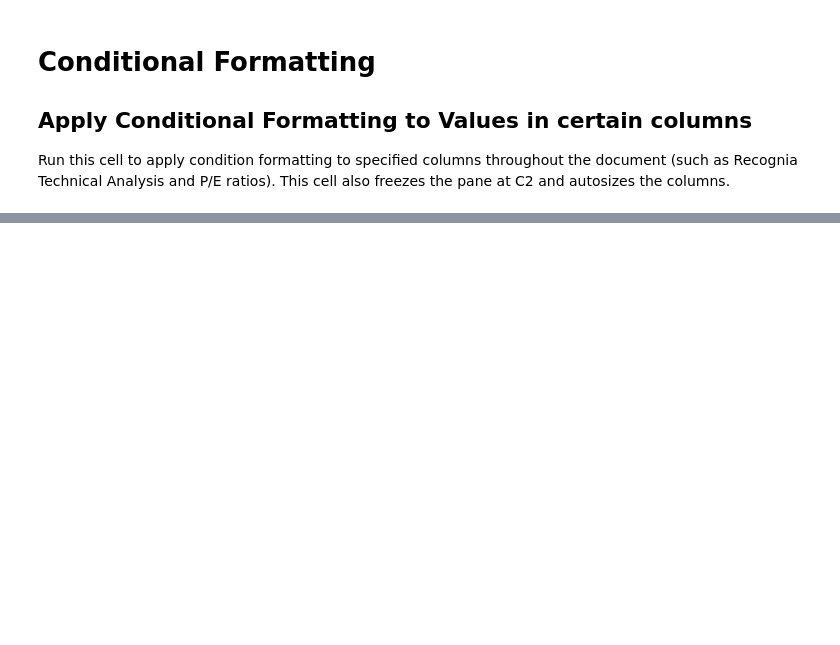
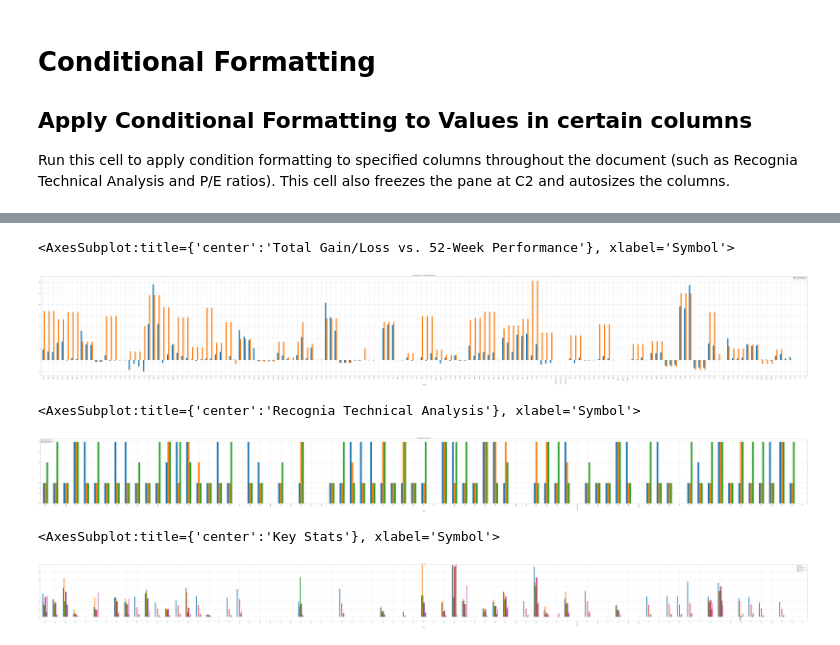
Before and after one commit to jmacdonald2010/fidelity-portfolio-review, a Jupyter notebook: fidelity_portfolio_review.ipynb, the cells around one changed output, grey strips where cells are left out. Cells and saved outputs as stored; diff of their text form; code cells hidden in the pictures; blank space fills up the shorter version.

```diff
--- a/fidelity_portfolio_review.ipynb
+++ b/fidelity_portfolio_review.ipynb
@@ -590,0 +601,38 @@ Coming soon!
+# %%
+# Bar plot, gain/loss vs. 52-week performance
+# a bit messy, but it works
+stock_df_cleaned.plot.bar(x='Symbol', y=["Total Gain/Loss Percent", "52-Week Performance"], figsize=(150,20), grid=True, title="Total Gain/Loss vs. 52-Week Performance")
+# %% [output]
+<AxesSubplot:title={'center':'Total Gain/Loss vs. 52-Week Performance'}, xlabel='Symbol'>
+[figure, added]
+# %%
+# recognia
+# mapping a new df where recognia is based on numbers, 1 for weak, 2 for neutral, 3 for strong
+def convert_recognia(value, **kwargs):
+    if isinstance(value, str):
+        if value == 'weak':
+            value = np.int(1)
+        elif value == 'neutral':
+            value = np.int(2)
+        elif value == 'strong':
+            value = np.int(3)
+        else:
+            value = np.int(0)
+    return np.float(value)
+# dataframe_recogniaFloatforPlot
+df_rfp = stock_df_cleaned.copy()
+df_rfp = df_rfp.drop_duplicates(subset=['Symbol'])
+for i in range(16, 19):
+    df_rfp.iloc[:, i] = df_rfp.apply(lambda x: convert_recognia(x[i]), axis=1)
+
+df_rfp.plot.bar(x="Symbol", y=["Recognia Short Term", "Recognia Intermediate Term", "Recognia Long Term"], figsize=(175, 15), grid=True, title="Recognia Technical Analysis")
+# %% [output]
+<AxesSubplot:title={'center':'Recognia Technical Analysis'}, xlabel='Symbol'>
+[figure, added]
+# %%
+# Key stats
+
+df_rfp.plot.bar(x="Symbol", y=['P/E TTM', 'P/E 5-Yr Avg', 'P/CF Recent Quarter', 'P/CF TTM', 'P/Sales Recent Quarter', 'P/Sales TTM', 'P/B'], figsize=(200, 15), grid=True, title="Key Stats", ylim=(-5, 70))
+# %% [output]
+<AxesSubplot:title={'center':'Key Stats'}, xlabel='Symbol'>
+[figure, added]
```
Also changed, not shown: parts of 8 cells of this notebook, 2 other files.
